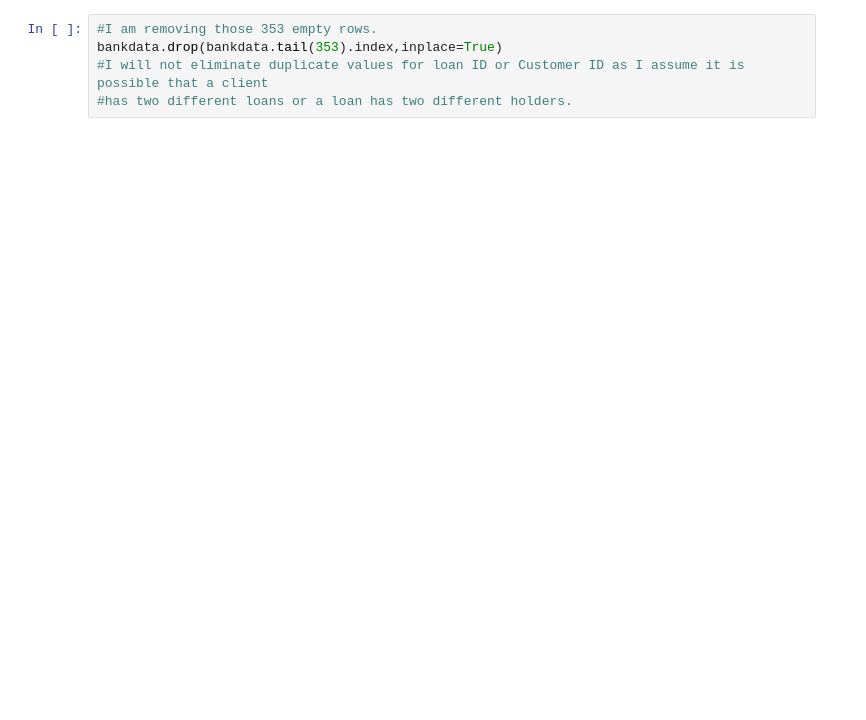
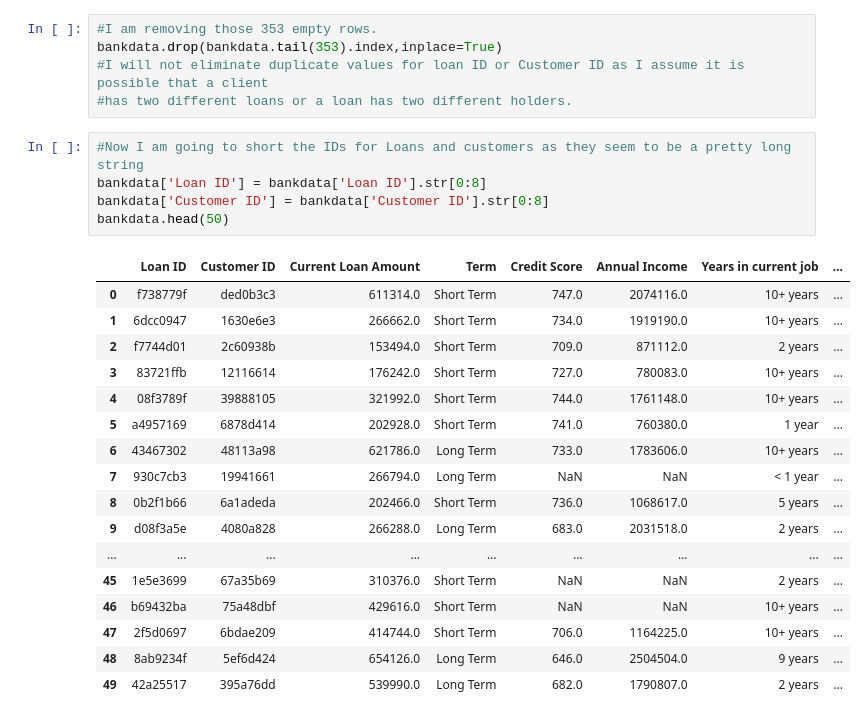
Before and after one commit to Diegon8/Banking-product-, a Jupyter notebook: Cleaning_Banking_data.ipynb, the cells around one changed output. Saved outputs shown, nothing was run; the diff lists cells and outputs as text; blank space fills up the shorter version.

```diff
--- a/Cleaning_Banking_data.ipynb
+++ b/Cleaning_Banking_data.ipynb
@@ -71,3 +74,26 @@ dtype: int64
 bankdata.drop(bankdata.tail(353).index,inplace=True)
 #I will not eliminate duplicate values for loan ID or Customer ID as I assume it is possible that a client
 #has two different loans or a loan has two different holders.
+# %%
+#Now I am going to short the IDs for Loans and customers as they seem to be a pretty long string
+bankdata['Loan ID'] = bankdata['Loan ID'].str[0:8]
+bankdata['Customer ID'] = bankdata['Customer ID'].str[0:8]
+bankdata.head(50)
+# %% [output]
+|  | Loan ID | Customer ID | Current Loan Amount | Term | Credit Score | Annual Income | Years in current job | ... |
+| 0 | f738779f | ded0b3c3 | 611314.0 | Short Term | 747.0 | 2074116.0 | 10+ years | ... |
+| 1 | 6dcc0947 | 1630e6e3 | 266662.0 | Short Term | 734.0 | 1919190.0 | 10+ years | ... |
+| 2 | f7744d01 | 2c60938b | 153494.0 | Short Term | 709.0 | 871112.0 | 2 years | ... |
+| 3 | 83721ffb | 12116614 | 176242.0 | Short Term | 727.0 | 780083.0 | 10+ years | ... |
+| 4 | 08f3789f | 39888105 | 321992.0 | Short Term | 744.0 | 1761148.0 | 10+ years | ... |
+| 5 | a4957169 | 6878d414 | 202928.0 | Short Term | 741.0 | 760380.0 | 1 year | ... |
+| 6 | 43467302 | 48113a98 | 621786.0 | Long Term | 733.0 | 1783606.0 | 10+ years | ... |
+| 7 | 930c7cb3 | 19941661 | 266794.0 | Long Term | NaN | NaN | < 1 year | ... |
+| 8 | 0b2f1b66 | 6a1adeda | 202466.0 | Short Term | 736.0 | 1068617.0 | 5 years | ... |
+| 9 | d08f3a5e | 4080a828 | 266288.0 | Long Term | 683.0 | 2031518.0 | 2 years | ... |
+| ... | ... | ... | ... | ... | ... | ... | ... | ... |
+| 45 | 1e5e3699 | 67a35b69 | 310376.0 | Short Term | NaN | NaN | 2 years | ... |
+| 46 | b69432ba | 75a48dbf | 429616.0 | Short Term | NaN | NaN | 10+ years | ... |
+| 47 | 2f5d0697 | 6bdae209 | 414744.0 | Short Term | 706.0 | 1164225.0 | 10+ years | ... |
+| 48 | 8ab9234f | 5ef6d424 | 654126.0 | Long Term | 646.0 | 2504504.0 | 9 years | ... |
+| 49 | 42a25517 | 395a76dd | 539990.0 | Long Term | 682.0 | 1790807.0 | 2 years | ... |
```
Also changed, not shown: parts of 3 cells of this notebook.
